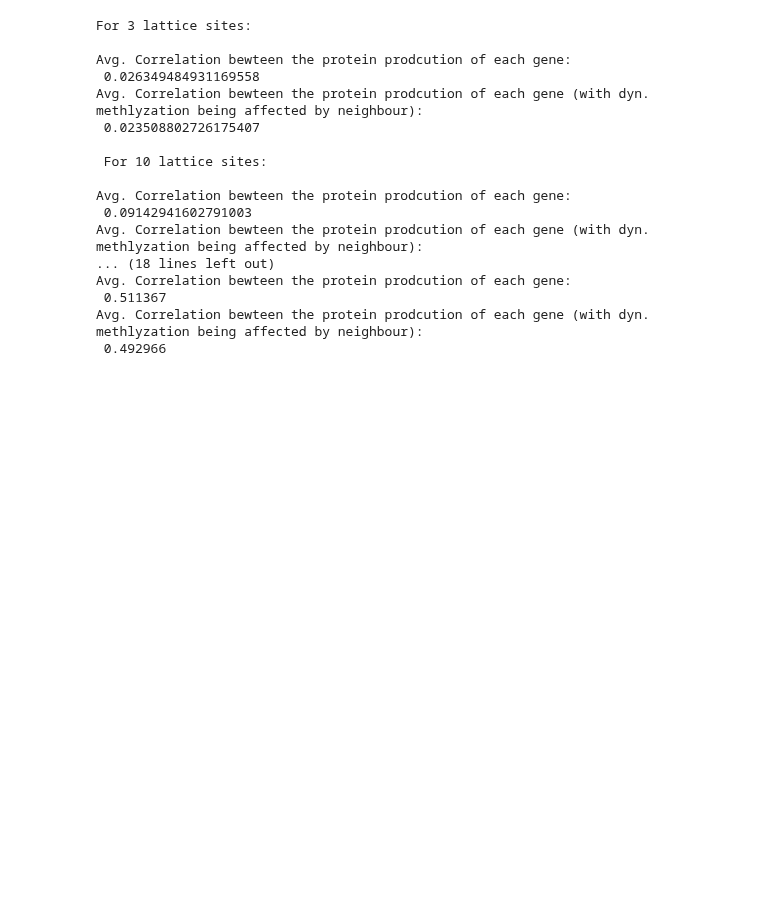
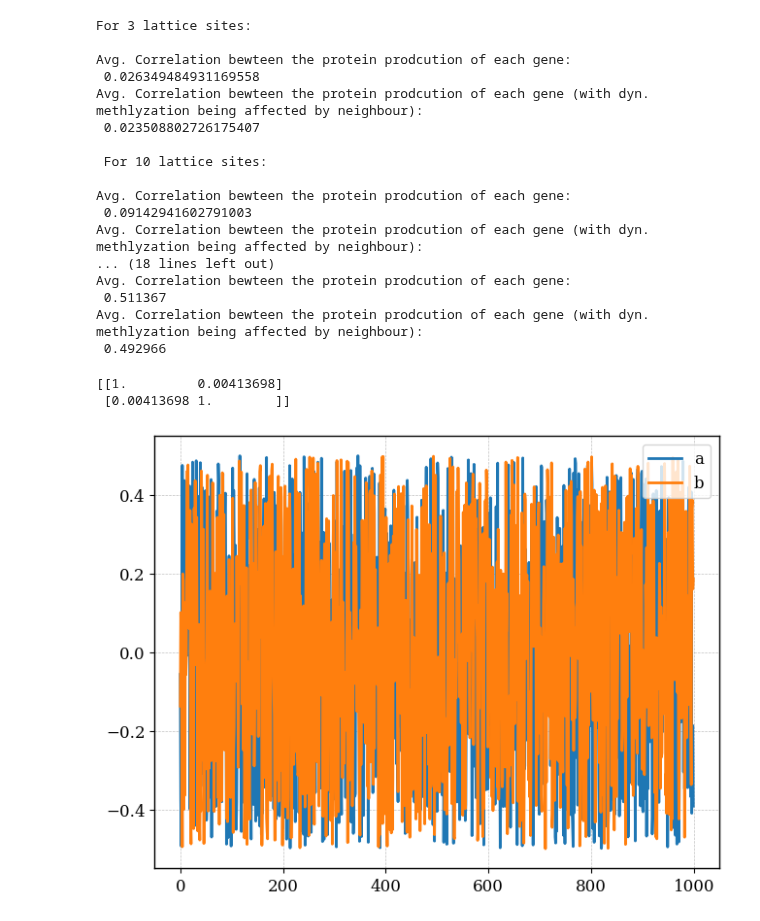
Before and after one commit to RicemanBoy/trafficRNA, a Jupyter notebook: trafficRNA.ipynb, the cells around one changed output. Cells and saved outputs as stored; diff of their text form; code cells hidden in the pictures; blank space fills up the shorter version.

Commit message:
no corr for random distr. around equal mean

```diff
--- a/trafficRNA.ipynb
+++ b/trafficRNA.ipynb
@@ -348,3 +348,21 @@ Avg. Correlation bewteen the protein prodcution of each gene:
  0.511367
 Avg. Correlation bewteen the protein prodcution of each gene (with dyn. methlyzation being affected by neighbour):
  0.492966
+# %%
+a = [0.5 - random.random() for i in range(1000)]
+
+b = [0.5 - random.random() for i in range(1000)]
+
+print(np.corrcoef(a,b))
+# %% [output]
+[[1.         0.00413698]
+ [0.00413698 1.        ]]
+# %%
+ehm = [i for i in range(1000)]
+
+plt.plot(ehm, a, label="a")
+plt.plot(ehm, b, label="b")
+plt.legend()
+plt.show()
+# %% [output]
+[figure, added]
```
Also changed, not shown: 1 other file.
